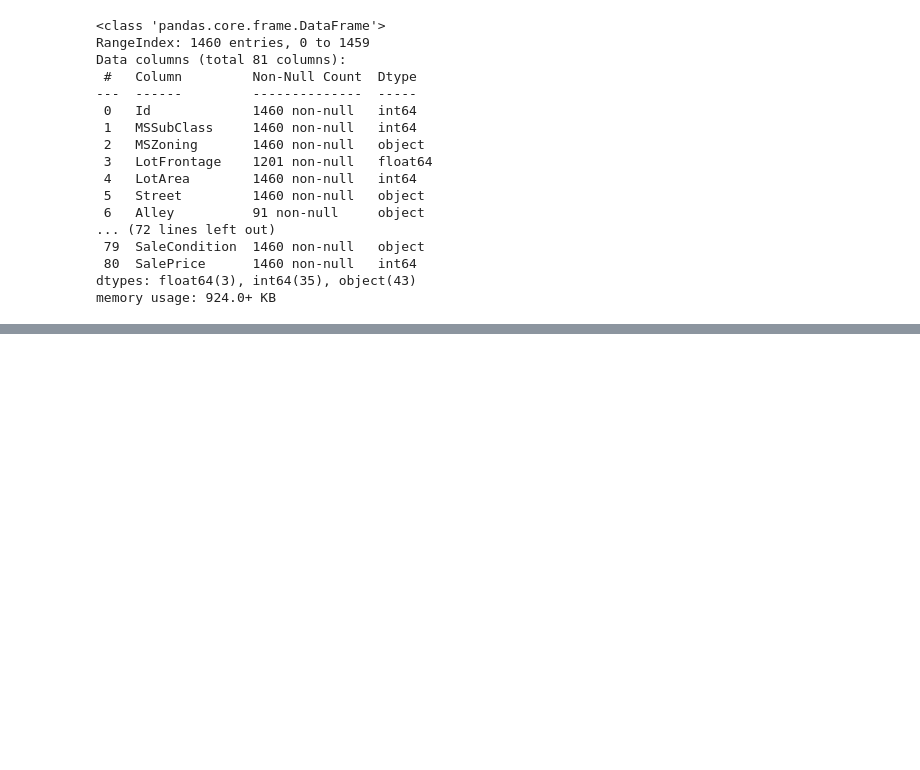
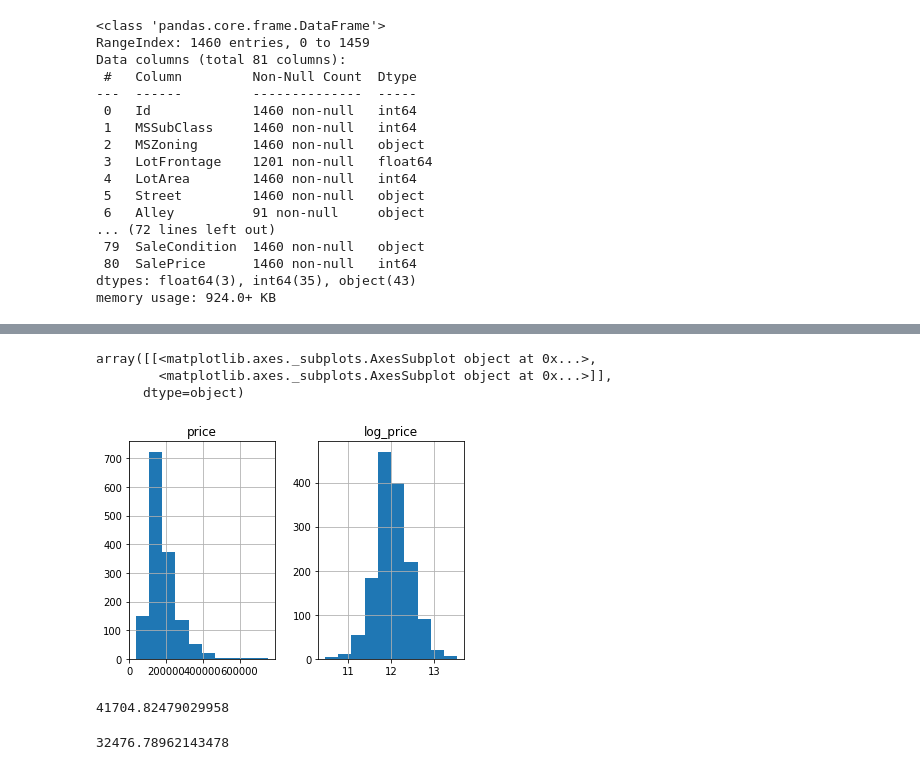
Before and after one commit to setyo-dwi-pratama/FGA-DTS-KOMINFO-Challenge, a Jupyter notebook: Regression.ipynb, the cells around one changed output, grey strips where cells are left out. Drawn from its saved outputs; the diff is of its cells as text; code cells hidden in the pictures; blank space fills up the shorter version.

```diff
--- a/Regression.ipynb
+++ b/Regression.ipynb
@@ -38,0 +80,3 @@ memory usage: 924.0+ KB
+# %%
+#Kodifikasi untuk data bertipe kategori
+df_train=pd.get_dummies(df_train, drop_first=True)
@@ -38,0 +97,12 @@ memory usage: 924.0+ KB
+# %%
+#Mengisi missing value
+df_train = df_train.fillna(df_train.mean())
+# %%
+#Normalisasi Target
+harga=pd.DataFrame({'price':df_train['SalePrice'], 'log_price':np.log1p(df_train['SalePrice'])})
+harga.hist()
+# %% [output]
+array([[<matplotlib.axes._subplots.AxesSubplot object at 0x...>,
+        <matplotlib.axes._subplots.AxesSubplot object at 0x...>]],
+      dtype=object)
+[figure, added]
@@ -38,0 +119,12 @@ memory usage: 924.0+ KB
+# %%
+# Model 1: Regresi Linear
+model_lr=LinearRegression()
+rmse_cv(model_lr).mean()
+# %% [output]
+41704.82479029958
+# %%
+# Model 2: Regression Ridge
+model_ridge = RidgeCV(alphas=[1, 0.1, 0.01, 0.0005])
+rmse_cv(model_ridge).mean()
+# %% [output]
+32476.78962143478
```
Also changed, not shown: parts of 12 cells of this notebook.
